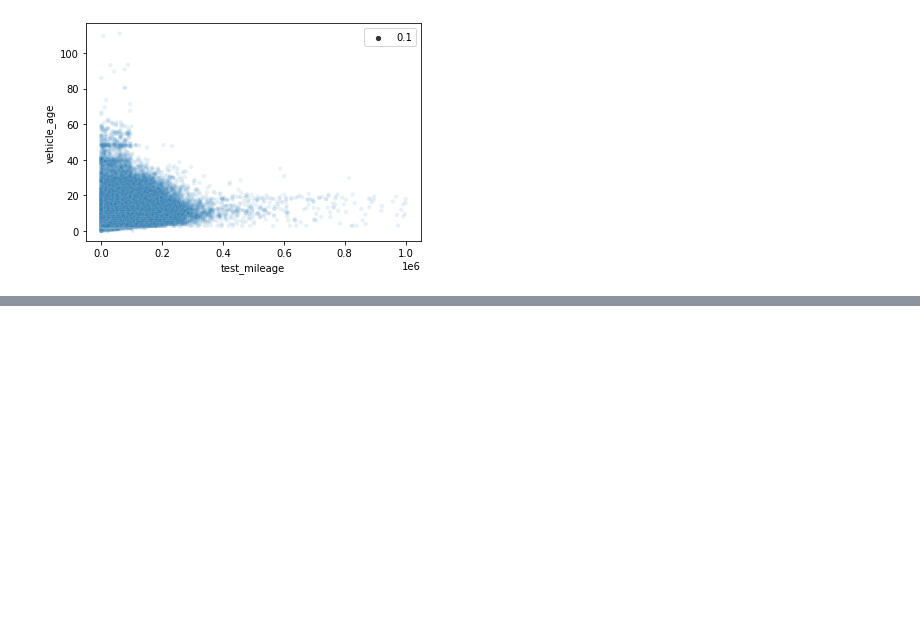
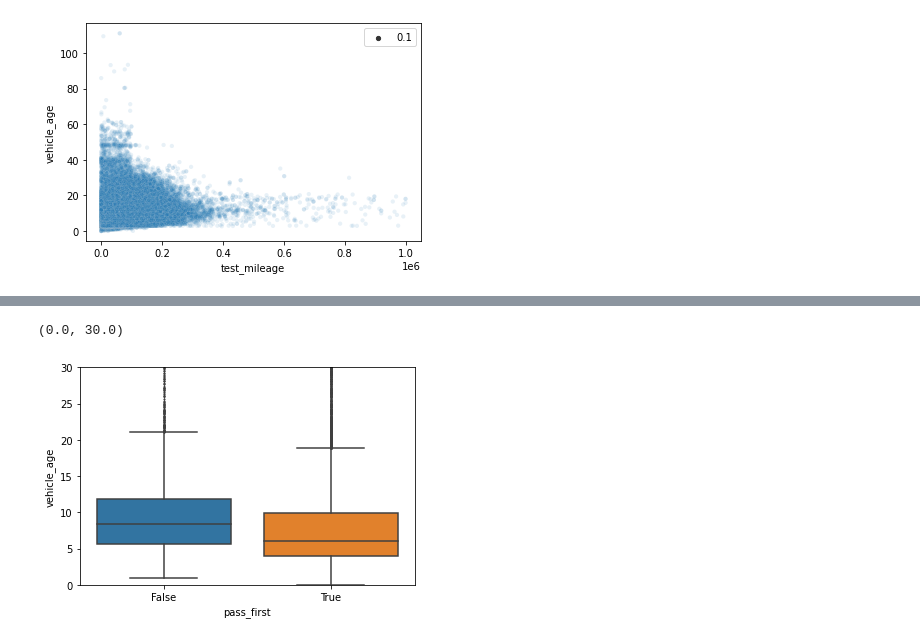
Before and after one commit to adin786/mot-data, a Jupyter notebook: mot_analysis.ipynb, the cells around one changed output, grey strips where cells are left out. Cells and saved outputs as stored; diff of their text form; code cells hidden in the pictures; blank space fills up the shorter version.

Commit message:
Built first few models

```diff
--- a/mot_analysis.ipynb
+++ b/mot_analysis.ipynb
@@ -318,5 +310,8 @@ Categories (5, object): ['AUDI', 'FORD', 'RENAULT', 'VAUXHALL', 'VOLKSWAGEN']
 # %%
-ax = sns.boxplot(data=df_s, x='test_result_code',
+ax = sns.boxplot(data=df_m, x='pass_first',
 y='vehicle_age', fliersize=1)
 
-ax.set_ylim(0,15000)
+ax.set_ylim(0,30)
+# %% [output]
+(0.0, 30.0)
+[figure, added]
```
Also changed, not shown: parts of 41 cells of this notebook.
